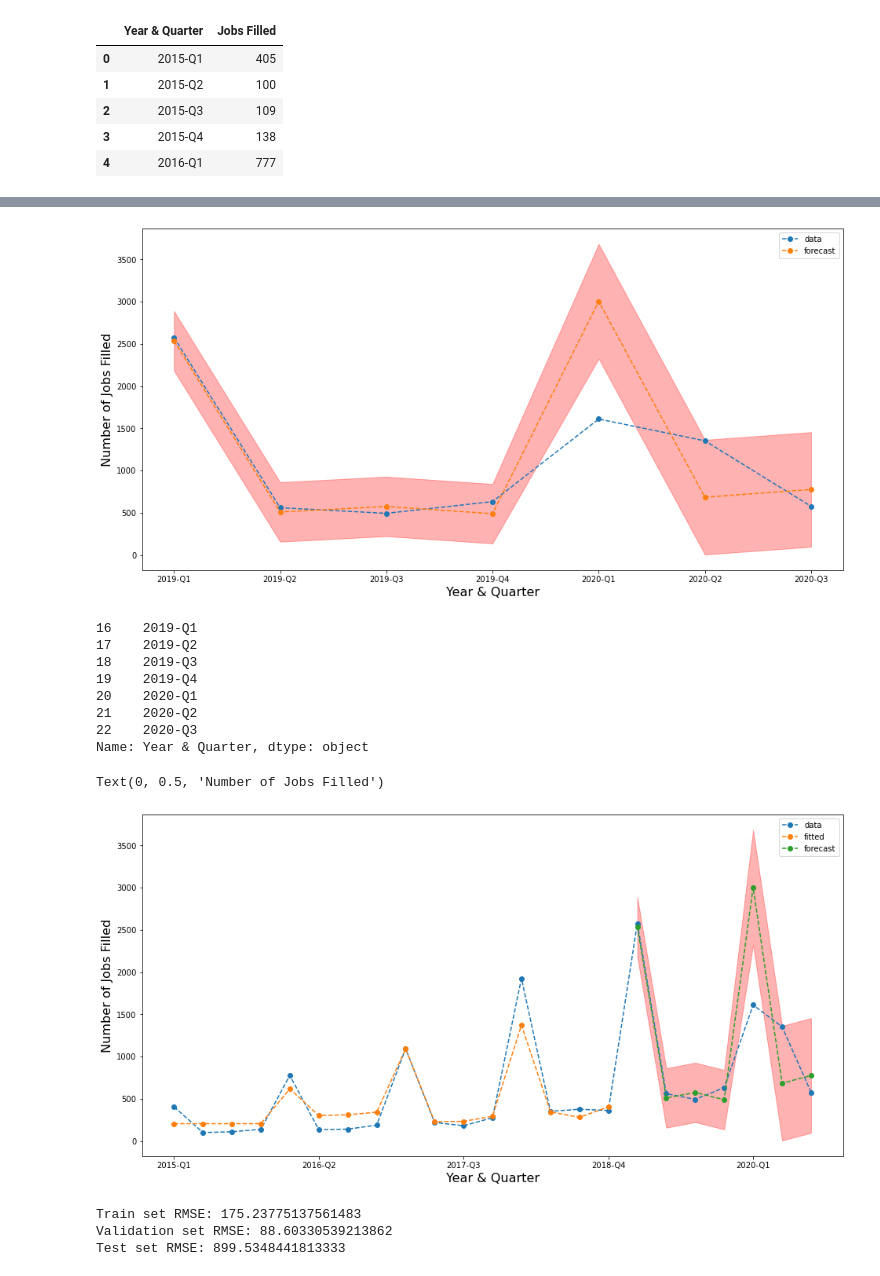
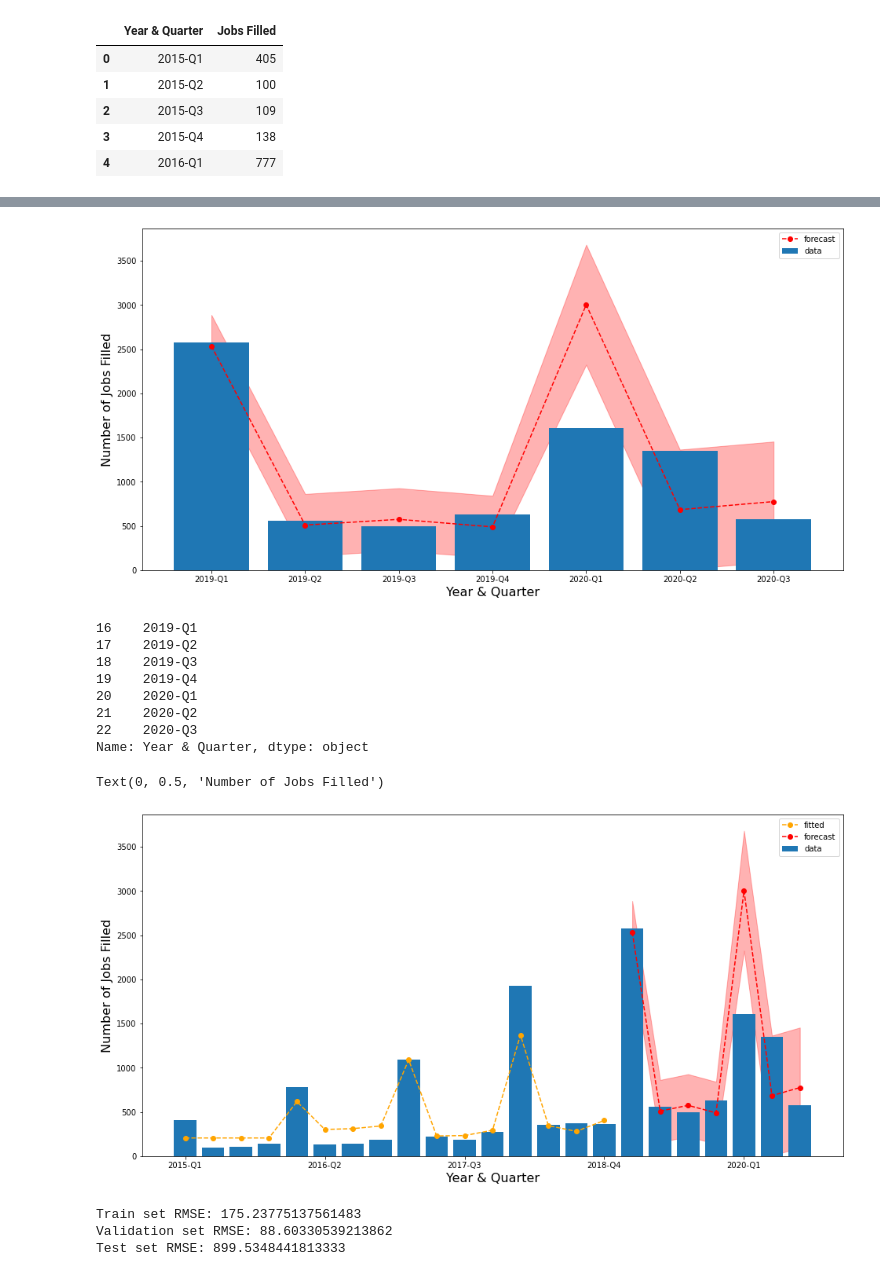
Before and after one commit to SkylarTrigueiro/dataScienceHiringPatterns, a Jupyter notebook: timeSeriesForecast.ipynb, the cells around one changed output, grey strips where cells are left out. Drawn from its saved outputs; the diff is of its cells as text; code cells hidden in the pictures.

```diff
--- a/timeSeriesForecast.ipynb
+++ b/timeSeriesForecast.ipynb
@@ -71,17 +71,18 @@ nTest = len(test)
 test_pred, confint = model1.predict(n_periods=nTest, return_conf_int=True)
 # %%
 fig, ax = plt.subplots(figsize=(16, 8))
-ax.plot(test.index, test['Jobs Filled'], '--', marker='o', label='data')
-ax.plot(test.index, test_pred, '--', marker='o', label='forecast')
+ax.bar(test.index, test['Jobs Filled'], label='data')
+#ax.plot(test.index, test['Jobs Filled'], '--', marker='o', label='data')
+ax.plot(test.index, test_pred, '--', marker='o', color='red', label='forecast')
 ax.fill_between(test.index, \
                 confint[:,0], confint[:,1], \
                 color='red', alpha=0.3)
 ax.set_xticklabels([0] + list(test["Year & Quarter"]))
 plt.xlabel("Year & Quarter", fontsize=16)
 plt.ylabel("Number of Jobs Filled", fontsize=16)
 ax.legend();
 # %% [output]
-[figure, old version]
+[figure, new version]
 # %%
 test["Year & Quarter"]
 # %% [output]
@@ -97,9 +98,10 @@ Name: Year & Quarter, dtype: object
 train_pred = model1.predict_in_sample(start=0, end=-1)
 
 fig, ax = plt.subplots(figsize=(16, 8))
-ax.plot(data.index, data['Jobs Filled'], '--', marker='o', label='data')
-ax.plot(train.index, train_pred, '--', marker='o', label='fitted')
-ax.plot(test.index, test_pred, '--', marker='o', label='forecast')
+#ax.plot(data.index, data['Jobs Filled'], '--', marker='o', label='data')
+ax.bar(data.index, data['Jobs Filled'], label='data')
+ax.plot(train.index, train_pred, '--', marker='o', color='orange', label='fitted')
+ax.plot(test.index, test_pred, '--', marker='o', color='red', label='forecast')
 ax.fill_between(test.index, \
                 confint[:,0], confint[:,1], \
                 color='red', alpha=0.3)
@@ -111,7 +113,7 @@ plt.xlabel("Year & Quarter", fontsize=16)
 plt.ylabel("Number of Jobs Filled", fontsize=16)
 # %% [output]
 Text(0, 0.5, 'Number of Jobs Filled')
-[figure, old version]
+[figure, new version]
 # %%
 ### forecast RMSE
 def rmse(t, y):
```
Also changed, not shown: parts of 6 cells of this notebook, 3 other files.
